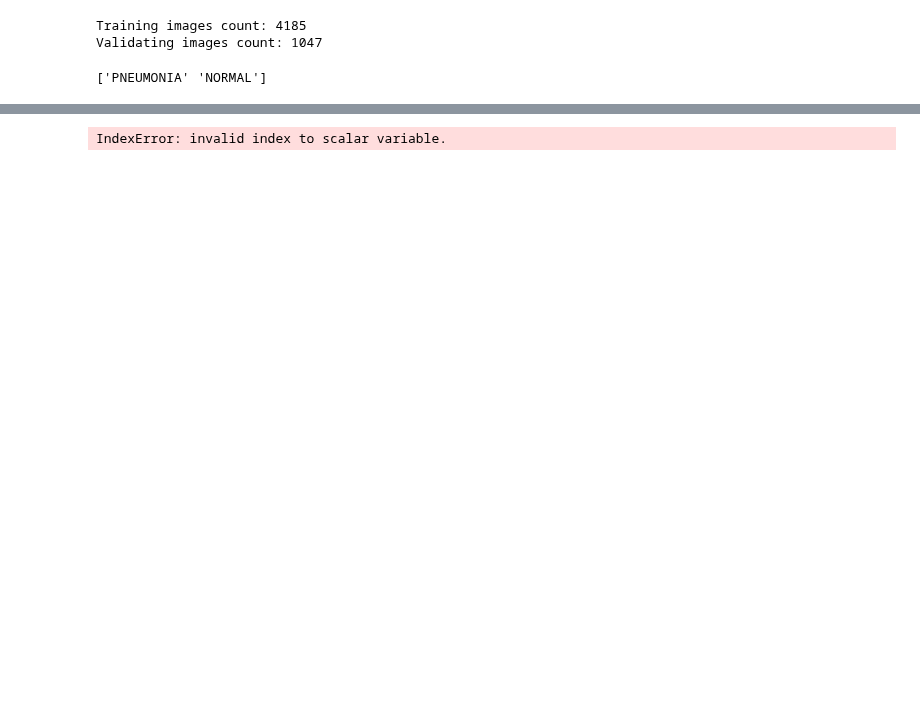
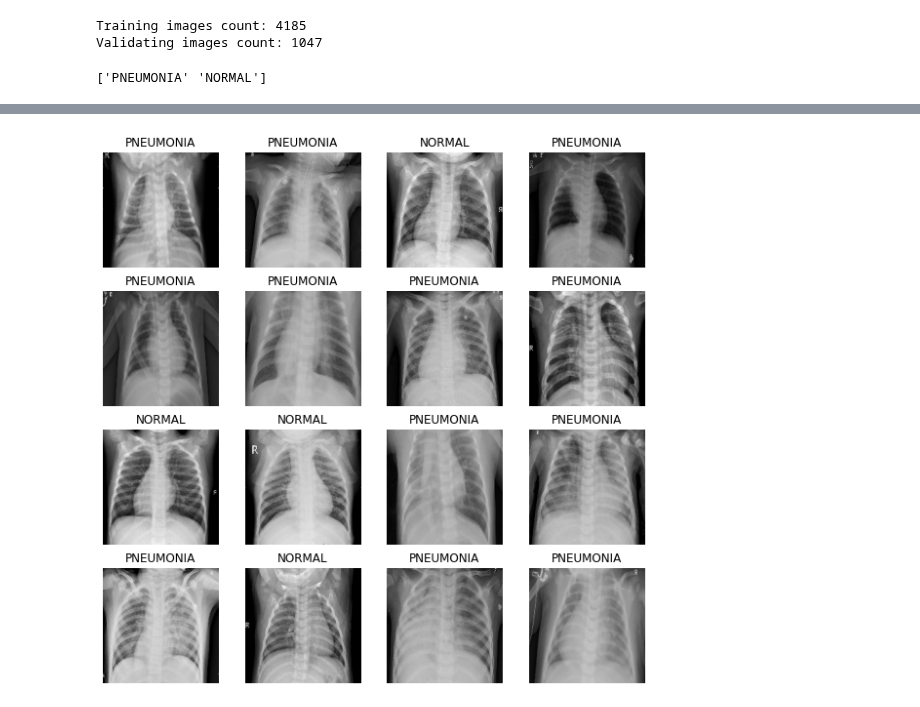
Before and after one commit to HSC-1/aiffel_achieve, a Jupyter notebook: (E14)Lug.ipynb, the cells around one changed output, grey strips where cells are left out. Saved outputs shown, nothing was run; the diff lists cells and outputs as text; code cells hidden in the pictures; blank space fills up the shorter version.

```diff
--- a/(E14)Lug.ipynb
+++ b/(E14)Lug.ipynb
@@ -115,35 +140,16 @@ def augment(image,label):
 # %%
 image_batch, label_batch = next(iter(train_ds))
-def prepare_for_training(ds, shuffle_buffer_size=1000):
-    # augment 적용 부분이 배치처리 함수에 추가되었습니다.
-    ds = ds.map(
-            augment,       # augment 함수 적용
-            num_parallel_calls=2
-        )
-
-    ds = ds.shuffle(buffer_size=shuffle_buffer_size)
-
-    ds = ds.repeat()
-
-    ds = ds.batch(BATCH_SIZE)
-
-    ds = ds.prefetch(buffer_size=AUTOTUNE)
-
-    return ds
-
-train_ds = prepare_for_training(train_ds)
-val_ds = prepare_for_training(val_ds)
 def show_batch(image_batch, label_batch):
     plt.figure(figsize=(10,10))
     for n in range(16):
-        ax = plt.subplot(5,5,n+1)
+        ax = plt.subplot(4,4,n+1)
         plt.imshow(image_batch[n])
         if label_batch[n]:
             plt.title("PNEUMONIA")
         else:
             plt.title("NORMAL")
         plt.axis("off")
 
 show_batch(image_batch.numpy(), label_batch.numpy())
 # %% [output]
-IndexError: invalid index to scalar variable.
+[figure, added]
```
Also changed, not shown: parts of 3 cells of this notebook.
